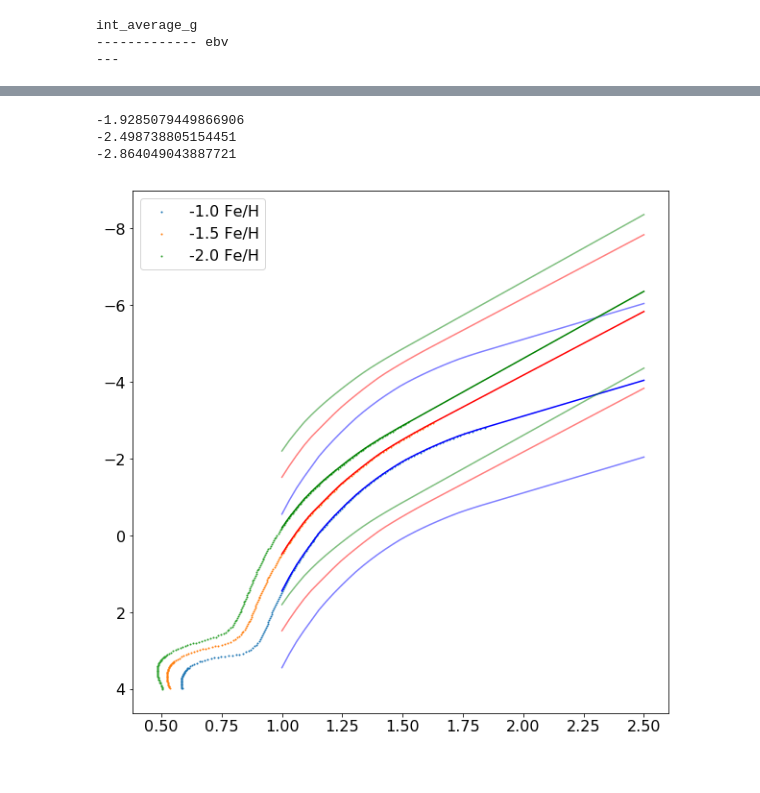
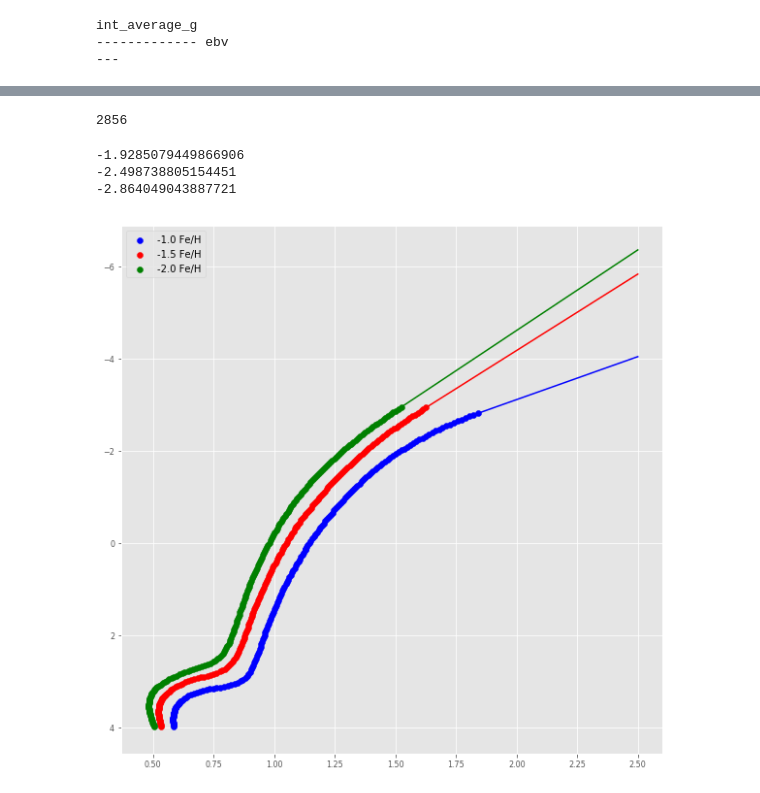
Before and after one commit to andersdot/gaiaDR2, a Jupyter notebook: rrTrees.ipynb, the cells around one changed output, grey strips where cells are left out. Drawn from its saved outputs; the diff is of its cells as text; code cells hidden in the pictures.

```diff
--- a/rrTrees.ipynb
+++ b/rrTrees.ipynb
@@ -11,3 +24,15 @@ import gala.coordinates as gc
+# %%
+plt.style.use('ggplot')
+plt.rcParams['font.family'] = 'serif'
+plt.rcParams['font.serif'] = 'Ubuntu'
+plt.rcParams['font.monospace'] = 'Ubuntu Mono'
+plt.rcParams['font.size'] = 10
+plt.rcParams['axes.labelsize'] = 10
+plt.rcParams['axes.labelweight'] = 'bold'
+plt.rcParams['xtick.labelsize'] = 8
+plt.rcParams['ytick.labelsize'] = 8
+plt.rcParams['legend.fontsize'] = 10
+plt.rcParams['figure.titlesize'] = 12
 # %%
 import numpy as np
 import scipy.stats
@@ -223,3 +312,0 @@ print(len(clumps))
-# %%
-for c in clumps:
-    if len(c) > 2: print(len(c))
@@ -307,3 +386,7 @@ print(np.sqrt(np.var(clumpTable.iloc[0]['pmra']))*4, np.sqrt(np.var(clumpTable.i
+# %%
+len(clumpTable)
+# %% [output]
+2856
 # %%
 from os import path
 import sqlutilpy as sqlutil
@@ -339,21 +422,22 @@ dataCMD_20 = Table.read('MIST_iso_5b1aa1d56d073.iso.cmd', format='ascii.commente
 # %%
 plt.figure(figsize=(10,10))
 colors = ['blue', 'red', 'green', 'black']
 for dataCMD, l, c in zip([dataCMD_10, dataCMD_15, dataCMD_20], ['-1.0', '-1.5', '-2.0'], colors):
     good = (dataCMD['phase'] < 3) & (dataCMD['phase'] > -1) & (dataCMD['Gaia_G_DR2Rev'] < 4)
-    plt.scatter(dataCMD['Gaia_BP_DR2Rev'][good] - dataCMD['Gaia_RP_DR2Rev'][good], dataCMD['Gaia_G_DR2Rev'][good], s=1, label='{0} Fe/H'.format(l))
+    plt.scatter(dataCMD['Gaia_BP_DR2Rev'][good] - dataCMD['Gaia_RP_DR2Rev'][good], dataCMD['Gaia_G_DR2Rev'][good],
+                label='{0} Fe/H'.format(l), c=c)
 
     f = interp1d(dataCMD['Gaia_BP_DR2Rev'][good] - dataCMD['Gaia_RP_DR2Rev'][good], dataCMD['Gaia_G_DR2Rev'][good], fill_value='extrapolate')
     xx = np.linspace(1, 2.5)
     plt.plot(xx, f(xx), color=c)
-    plt.plot(xx, f(xx)+2, alpha=0.5, color=c)
-    plt.plot(xx, f(xx)-2, alpha=0.5, color=c)
+    #plt.plot(xx, f(xx)+2, alpha=0.5, color=c)
+    #plt.plot(xx, f(xx)-2, alpha=0.5, color=c)
     print(f(1.5))
 plt.legend()
 plt.gca().invert_yaxis()
 # %% [output]
 -1.9285079449866906
 -2.498738805154451
 -2.864049043887721
-[figure, old version]
+[figure, new version]
 # %%
```
Also changed, not shown: parts of 58 cells of this notebook, 7 other files.
